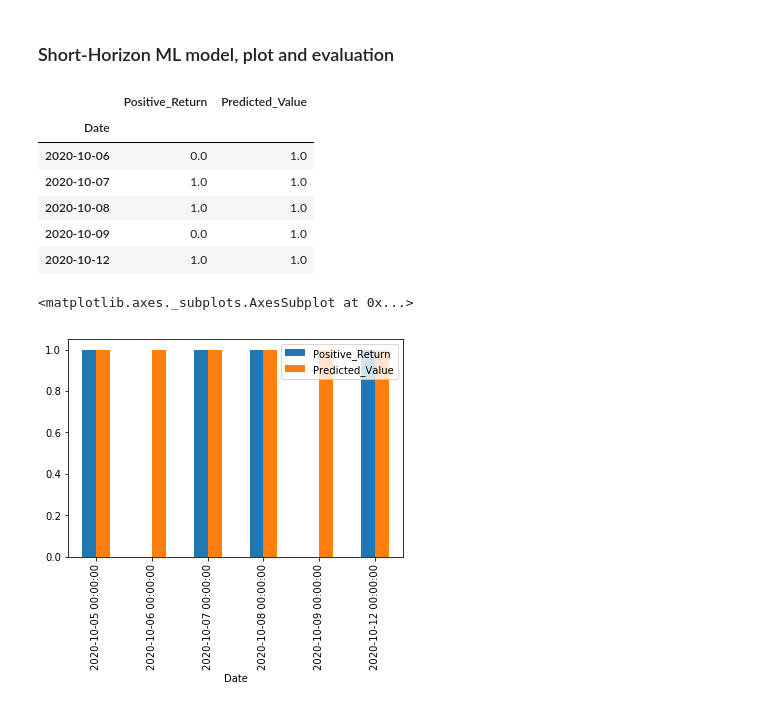
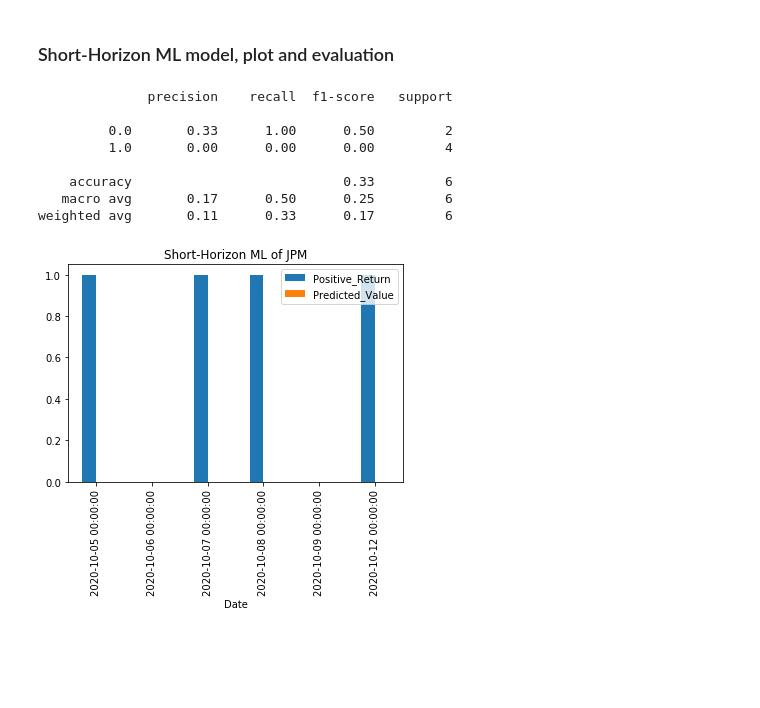
Before and after one commit to Khulikaroj/Project-2, a Jupyter notebook: ML.ipynb, the cells around one changed output. Saved outputs shown, nothing was run; the diff lists cells and outputs as text; code cells hidden in the pictures; blank space fills up the shorter version.

```diff
--- a/ML.ipynb
+++ b/ML.ipynb
@@ -94,16 +93,17 @@ def y_test_long(df):
     return y_test
 # %%
 #Data Preparation Function (Short Horizon)
+#x_var_list_short = ["ROE_Sig", "OpMargin_Sig","DebtEq_Sig","Fscore_Sig","RSI","Sentiment"]
 def X_train_short(df):
-    x_var_list = ["ROE_Sig", "OpMargin_Sig","DebtEq_Sig","Fscore_Sig","Sentiment"]
-    X = df[x_var_list].shift(1)
+    x_var_list_short = ["ROE_Sig", "OpMargin_Sig","DebtEq_Sig","Fscore_Sig","RSI","Sentiment"]
+    X = df[x_var_list_short].shift(1)
     split = int(0.7 * len(df.Close))
     X_train = X[: split].dropna()
     return X_train
 
 def X_test_short(df):
-    x_var_list = ["ROE_Sig", "OpMargin_Sig","DebtEq_Sig","Fscore_Sig","Sentiment"]
-    X = df[x_var_list].shift(1)
+    x_var_list_short = ["ROE_Sig", "OpMargin_Sig","DebtEq_Sig","Fscore_Sig","RSI","Sentiment"]
+    X = df[x_var_list_short].shift(1)
     split = int(0.7 * len(df.Close))
     X_test = X[split:].dropna()
     return X_test
@@ -111,7 +111,7 @@ def X_test_short(df):
 def y_train_short(df):
     y = df["Positive_Return"]
     split = int(0.7 * len(df.Close))
-    y_train = y[2: split].dropna()
+    y_train = y[1: split].dropna()
     return y_train
 
 def y_test_short(df):
@@ -276,18 +276,15 @@ weighted avg       0.26      0.51      0.35       150
 ### Short-Horizon ML model, plot and evaluation
 # %%
 results = random_forest(X_train_2, X_test_2, y_train_2, y_test_2)
-results.tail()
+plot = results[['Positive_Return', 'Predicted_Value']].tail(10).plot(kind="bar",title="Short-Horizon ML of " + ticker)
+print(classification_report(results.Positive_Return,results.Predicted_Value))
 # %% [output]
-|  | Positive_Return | Predicted_Value |
-| Date |  |  |
-| 2020-10-06 | 0.0 | 1.0 |
-| 2020-10-07 | 1.0 | 1.0 |
-| 2020-10-08 | 1.0 | 1.0 |
-| 2020-10-09 | 0.0 | 1.0 |
-| 2020-10-12 | 1.0 | 1.0 |
+              precision    recall  f1-score   support
+
+         0.0       0.33      1.00      0.50         2
+         1.0       0.00      0.00      0.00         4
+
+    accuracy                           0.33         6
+   macro avg       0.17      0.50      0.25         6
+weighted avg       0.11      0.33      0.17         6
+[figure, added]
-# %%
-plot = results[['Positive_Return', 'Predicted_Value']].tail(10).plot(kind="bar")
-plot
-# %% [output]
-<matplotlib.axes._subplots.AxesSubplot at 0x...>
-[figure, removed]
```
Also changed, not shown: parts of 20 cells of this notebook, 12 other files.
